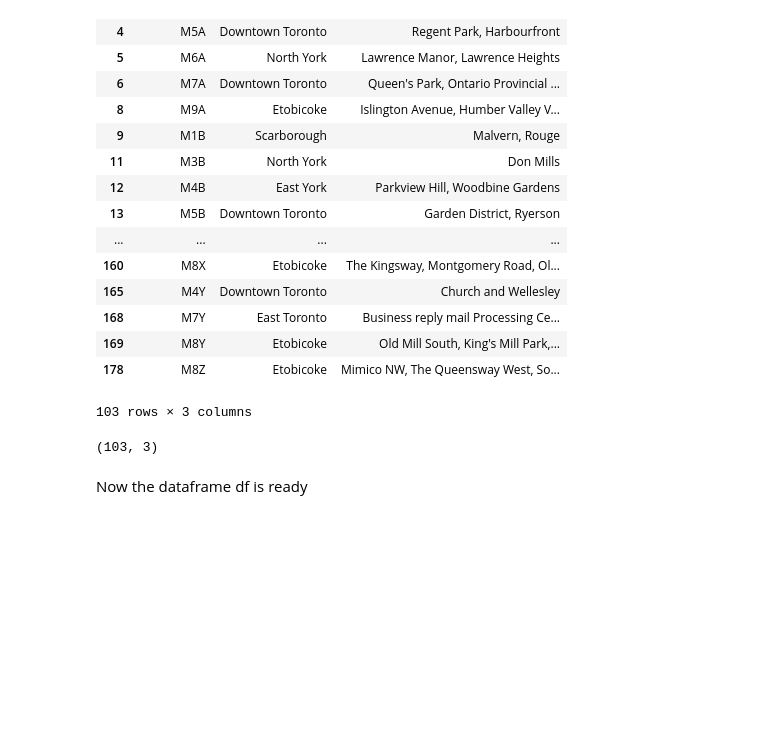
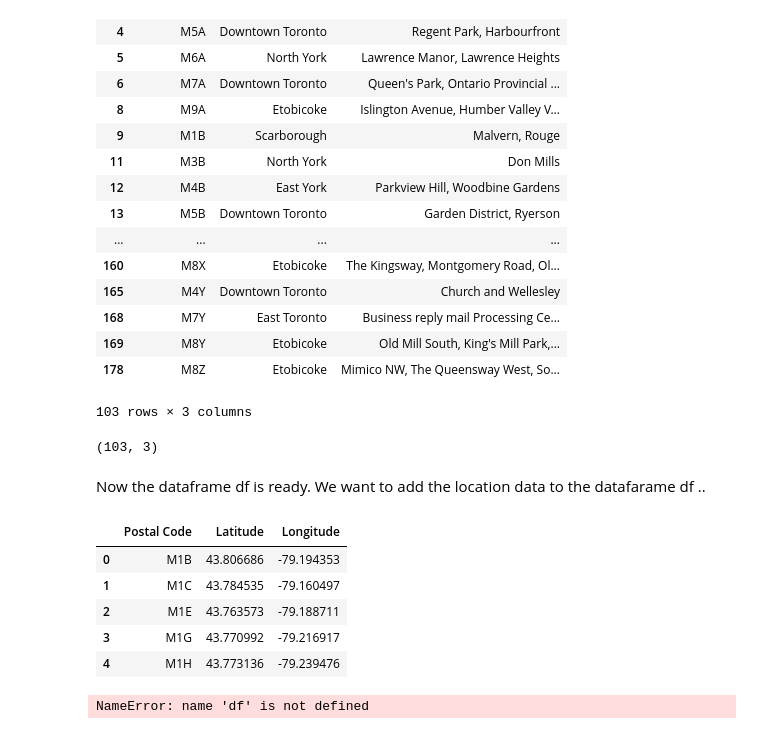
Before and after one commit to asLashin/Coursera_Capstone, a Jupyter notebook: Segmenting and Clustering Neighborhoods in Toronto.ipynb, the cells around one changed output. Drawn from its saved outputs; the diff is of its cells as text; code cells hidden in the pictures; blank space fills up the shorter version.

```diff
--- a/Segmenting and Clustering Neighborhoods in Toronto.ipynb
+++ b/Segmenting and Clustering Neighborhoods in Toronto.ipynb
@@ -99,4 +99,41 @@ df
 # %% [output]
 (103, 3)
 # %% [markdown]
-Now the dataframe df is ready
+Now the dataframe df is ready. We want to add the location data to the datafarame df ..
+# %%
+# Excel Location
+import types
+import pandas as pd
+from botocore.client import Config
+import ibm_boto3
+
+def __iter__(self): return 0
+
+# @hidden_cell
+# The following code accesses a file in your IBM Cloud Object Storage. It includes your credentials.
+# You might want to remove those credentials before you share the notebook.
+client_5b829e5866db41e0bb193d791eeab8b6 = ibm_boto3.client(service_name='s3',
+    ibm_api_key_id='z1z_3uD0PJuxL9-tu3V6asNCrc2-L4FW1Z3HTt1IcycE',
+    ibm_auth_endpoint="https://iam.cloud.ibm.com/oidc/token",
+    config=Config(signature_version='oauth'),
+    endpoint_url='https://s3.eu-geo.objectstorage.service.networklayer.com')
+
+body = client_5b829e5866db41e0bb193d791eeab8b6.get_object(Bucket='applieddatasciencecapstoneproject-donotdelete-pr-qwbpvl0qxmwyav',Key='Geospatial_Coordinates.csv')['Body']
+# add missing __iter__ method, so pandas accepts body as file-like object
+if not hasattr(body, "__iter__"): body.__iter__ = types.MethodType( __iter__, body )
+
+df_data_1 = pd.read_csv(body)
+df_data_1.head()
+# %% [output]
+|  | Postal Code | Latitude | Longitude |
+| 0 | M1B | 43.806686 | -79.194353 |
+| 1 | M1C | 43.784535 | -79.160497 |
+| 2 | M1E | 43.763573 | -79.188711 |
+| 3 | M1G | 43.770992 | -79.216917 |
+| 4 | M1H | 43.773136 | -79.239476 |
+# %%
+df_merge_col = pd.merge(df, df_data_1, on='Postal Code')
+
+df_merge_col
+# %% [output]
+NameError: name 'df' is not defined
```
Also changed, not shown: parts of 1 cell of this notebook.
